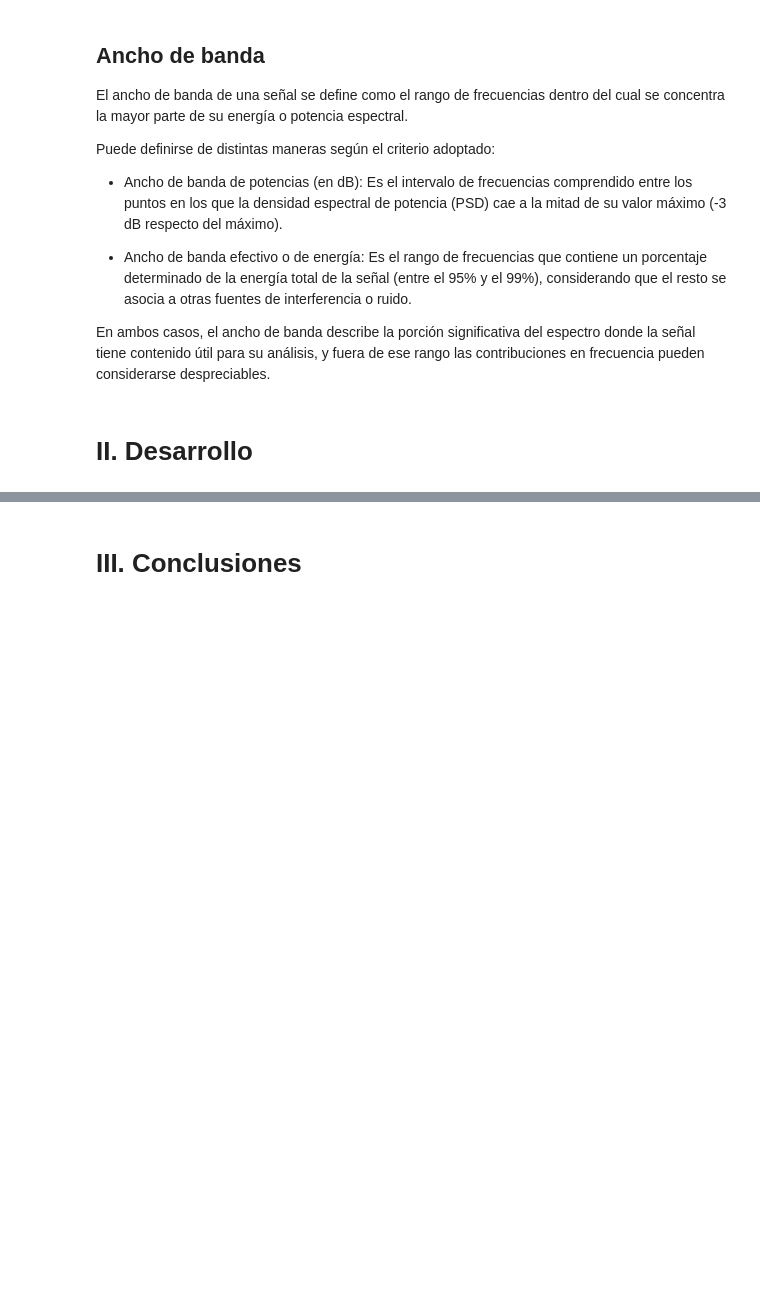
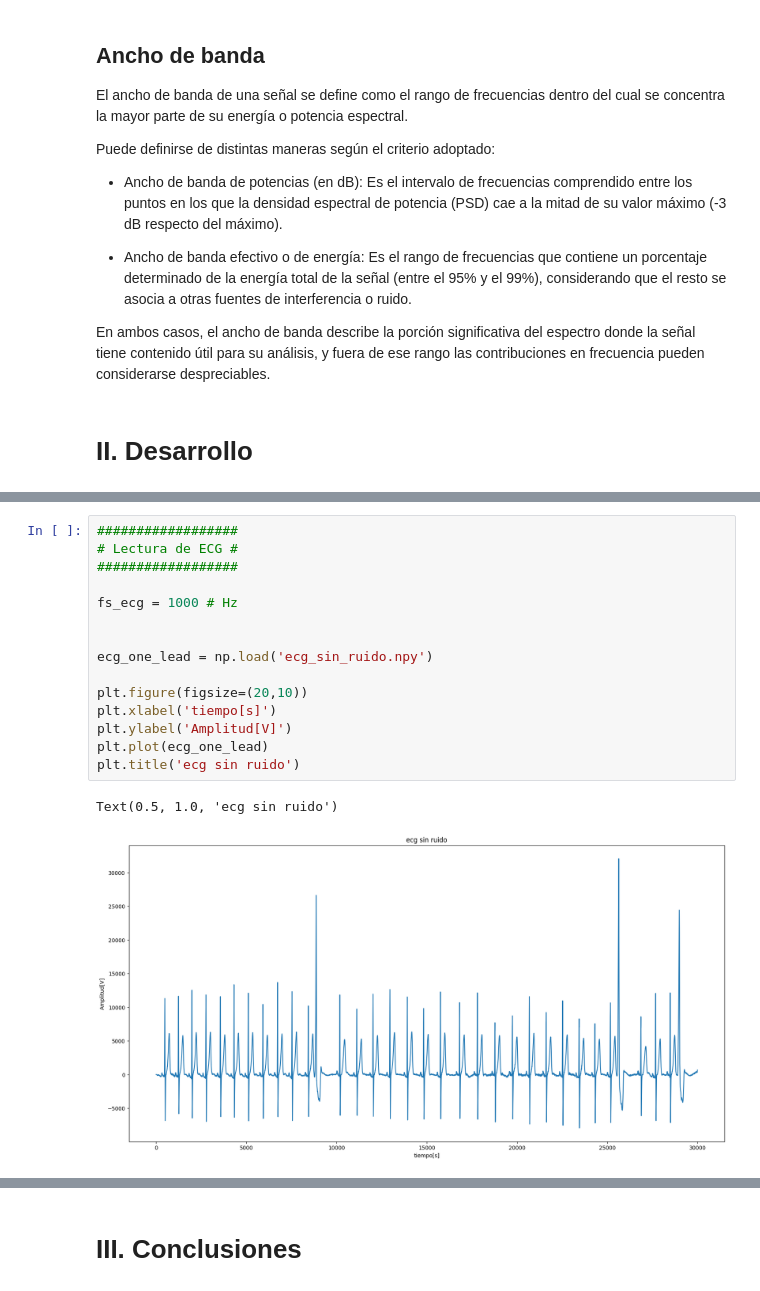
Before and after one commit to LolaPampin07/TS5, a Jupyter notebook: ts5.ipynb, the cells around one changed output, grey strips where cells are left out. Saved outputs shown, nothing was run; the diff lists cells and outputs as text; blank space fills up the shorter version.

```diff
--- a/ts5.ipynb
+++ b/ts5.ipynb
@@ -119,0 +131,18 @@ En ambos casos, el ancho de banda describe la porción significativa del espectr
+# %%
+##################
+# Lectura de ECG #
+##################
+
+fs_ecg = 1000 # Hz
+
+
+ecg_one_lead = np.load('ecg_sin_ruido.npy')
+
+plt.figure(figsize=(20,10))
+plt.xlabel('tiempo[s]')
+plt.ylabel('Amplitud[V]')
+plt.plot(ecg_one_lead)
+plt.title('ecg sin ruido')
+# %% [output]
+Text(0.5, 1.0, 'ecg sin ruido')
+[figure, added]
```
Also changed, not shown: parts of 4 cells of this notebook, 1 other file.
